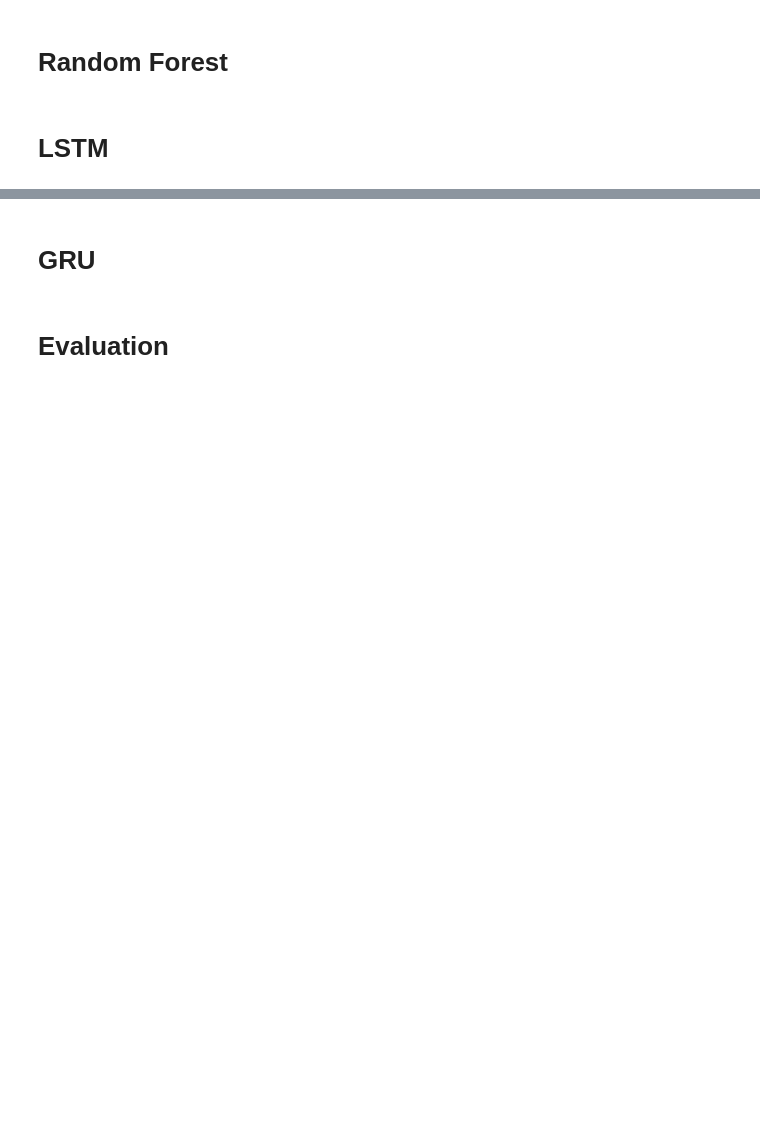
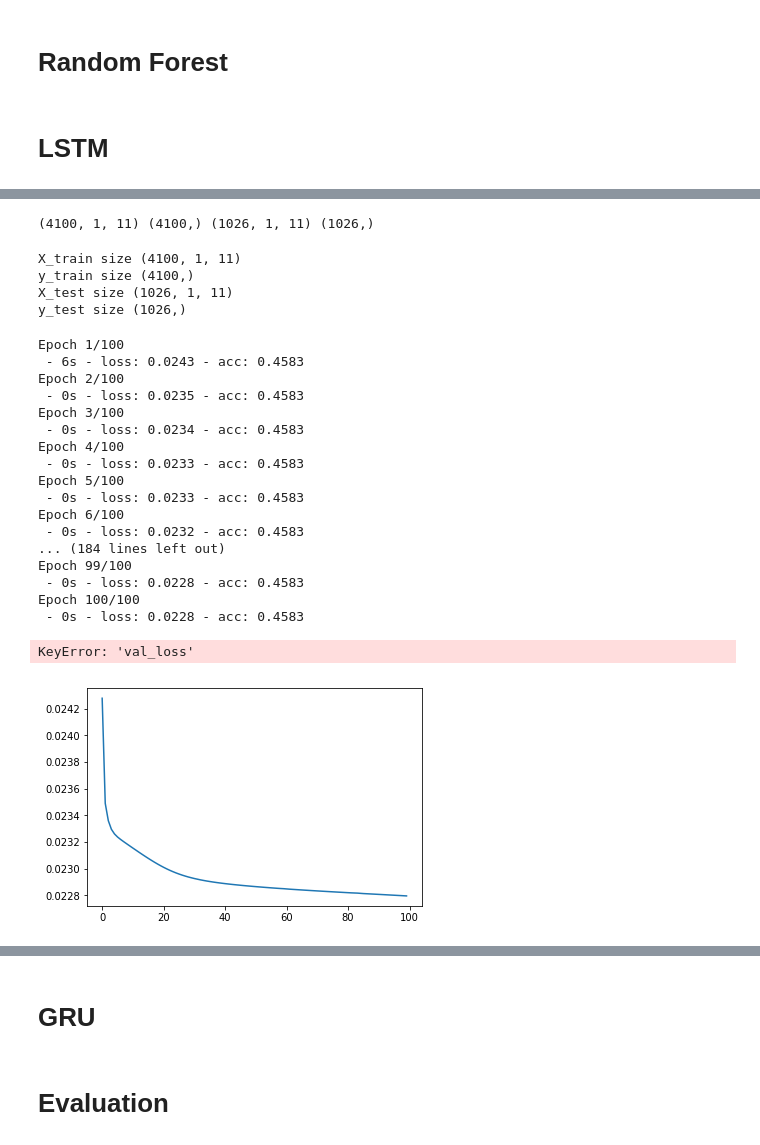
Before and after one commit to catherinelee274/Barcelona-Prediction, a Jupyter notebook: main.ipynb, the cells around one changed output, grey strips where cells are left out. Drawn from its saved outputs; the diff is of its cells as text; code cells hidden in the pictures; blank space fills up the shorter version.

Commit message:
modeling in prog

```diff
--- a/main.ipynb
+++ b/main.ipynb
@@ -48,0 +419,4 @@ model.add(Dense(1, activation='sigmoid'))
+# %%
+full.drop(columns=['Unnamed: 0'],inplace=True)
+# %%
+full.set_index('Datetime',inplace=True)
@@ -48,0 +461,10 @@ model.add(Dense(1, activation='sigmoid'))
+# %%
+values = df.values
+values = values.astype('float32')
+
+# normalize features
+scaler = MinMaxScaler(feature_range=(0, 1))
+scaled = scaler.fit_transform(values)
+
+reframed = series_to_supervised(scaled,1,1)
+print(reframed.head())
@@ -48,0 +485,64 @@ model.add(Dense(1, activation='sigmoid'))
+# %%
+values = reframed.values
+n_train_hours = 82*50
+train = values[:n_train_hours, :]
+test = values[n_train_hours:, :]
+
+#split into input and outputs
+train_X, train_y = train[:, :-1], train[:, -1]
+test_X, test_y = test[:, :-1], test[:, -1]
+
+#reshape to 3d
+train_X = train_X.reshape((train_X.shape[0],1,train_X.shape[1]))
+test_X =test_X.reshape((test_X.shape[0],1,test_X.shape[1]))
+print(train_X.shape,train_y.shape, test_X.shape, test_y.shape)
+# %% [output]
+(4100, 1, 11) (4100,) (1026, 1, 11) (1026,)
+# %%
+print("X_train size", train_X.shape)
+print("y_train size", train_y.shape)
+
+print("X_test size", test_X.shape)
+print("y_test size", test_y.shape)
+# %% [output]
+X_train size (4100, 1, 11)
+y_train size (4100,)
+X_test size (1026, 1, 11)
+y_test size (1026,)
+# %%
+# design network
+model = Sequential()
+model.add(LSTM(50, input_shape=(train_X.shape[1], train_X.shape[2])))
+model.add(Dense(1))
+model.compile(loss='mean_squared_error', optimizer='adam', metrics=['accuracy'])
+# fit network
+#history = model.fit(train_X, train_y, epochs=100, batch_size=72, validation_data=(test_X, test_y), verbose=2, shuffle=False)
+history = model.fit(train_X, train_y, epochs=100, batch_size=72, verbose=2, shuffle=False)
+
+# plot history
+plt.plot(history.history['loss'], label='train')
+plt.plot(history.history['val_loss'], label='test')
+plt.legend()
+plt.show()
+
+#accuracy
+# %% [output]
+Epoch 1/100
+ - 6s - loss: 0.0243 - acc: 0.4583
+Epoch 2/100
+ - 0s - loss: 0.0235 - acc: 0.4583
+Epoch 3/100
+ - 0s - loss: 0.0234 - acc: 0.4583
+Epoch 4/100
+ - 0s - loss: 0.0233 - acc: 0.4583
+Epoch 5/100
+ - 0s - loss: 0.0233 - acc: 0.4583
+Epoch 6/100
+ - 0s - loss: 0.0232 - acc: 0.4583
+... (184 lines left out)
+Epoch 99/100
+ - 0s - loss: 0.0228 - acc: 0.4583
+Epoch 100/100
+ - 0s - loss: 0.0228 - acc: 0.4583
+KeyError: 'val_loss'
+[figure, added]
```
Also changed, not shown: parts of 100 cells of this notebook.
